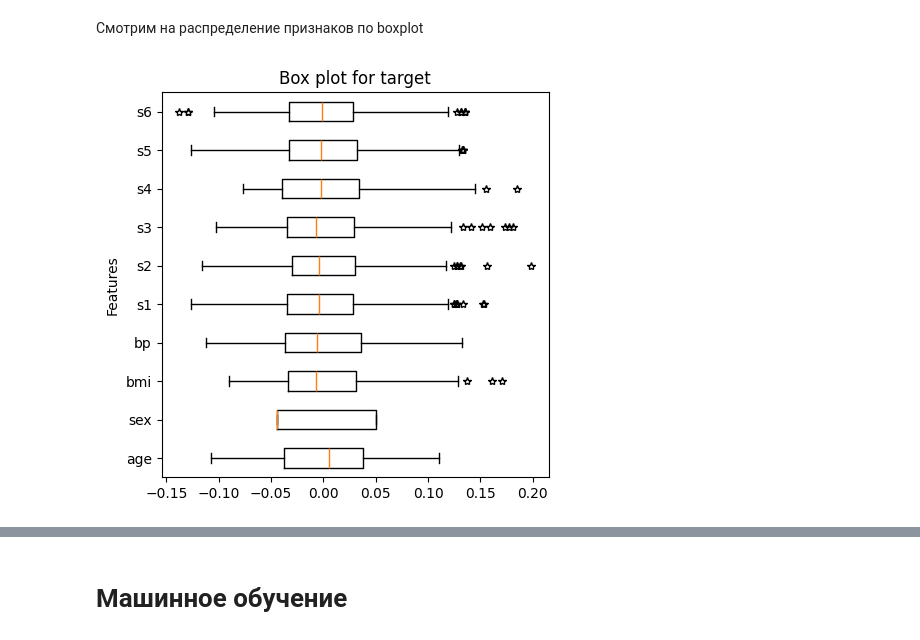
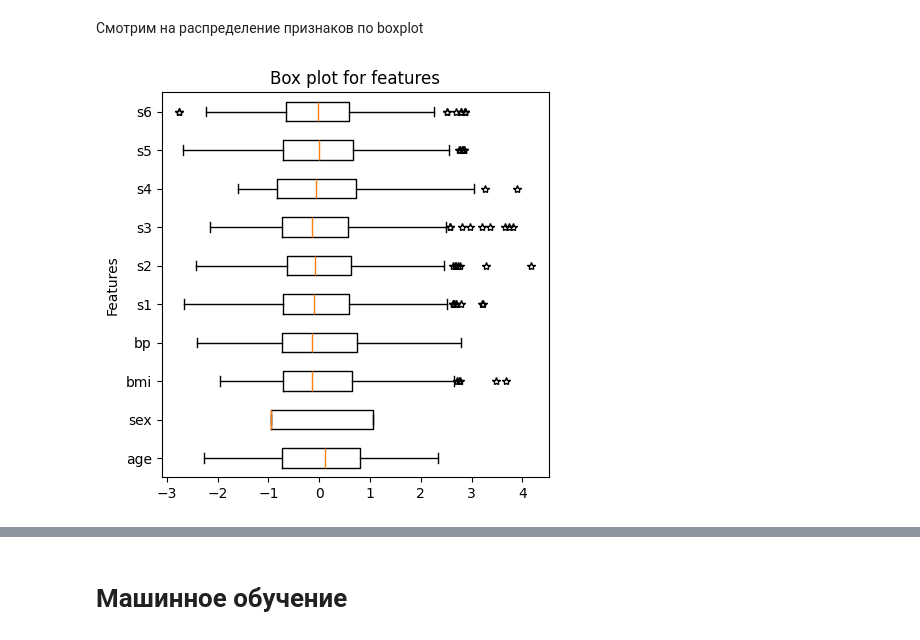
Before and after one commit to Murcha1990/ML_AI26, a Jupyter notebook: Week1_Intro_EDA/EDA_LinReg_Base.ipynb, the cells around one changed output, grey strips where cells are left out. Cells and saved outputs as stored; diff of their text form; code cells hidden in the pictures.

```diff
--- a/Week1_Intro_EDA/EDA_LinReg_Base.ipynb
+++ b/Week1_Intro_EDA/EDA_LinReg_Base.ipynb
@@ -75,0 +124,8 @@ X.describe().round(4)
+# %%
+fig, axes = plt.subplots(2, 5, figsize=(18, 7))
+for ax, col in zip(axes.flat, X.columns):
+    ax.boxplot(X[col].dropna(), sym='*')
+    ax.set_title(col)
+    ax.set_xticks([])
+plt.tight_layout()
+plt.show()
@@ -75,0 +183,5 @@ X.describe().round(4)
+# %%
+for col, (low, high) in plausible.items():
+    X.loc[(X[col] < low) | (X[col] > high), col] = np.nan
+
+X.isna().sum()
@@ -75,0 +220,14 @@ X.describe().round(4)
+# %%
+cols_with_na = X.columns[X.isna().any()]
+
+for col in cols_with_na:
+    skew = X[col].skew()
+    if abs(skew) > 0.5:
+        fill_value, method = X[col].median(), 'медиана'
+    else:
+        fill_value, method = X[col].mean(), 'среднее'
+    n_missing = X[col].isna().sum()
+    X[col] = X[col].fillna(fill_value)
+    print(f'{col:>4}: skew = {skew:5.2f} → {method} = {fill_value:.2f}, заполнено {n_missing}')
+
+print('\nОсталось пропусков:', X.isna().sum().sum())
@@ -75,0 +280,7 @@ X.describe().round(4)
+# %%
+from sklearn.preprocessing import StandardScaler
+
+scaler = StandardScaler()
+X = pd.DataFrame(scaler.fit_transform(X), columns=X.columns)
+
+X.describe().loc[['mean', 'std', 'min', 'max']].round(2)
@@ -130,17 +372,18 @@ sns.heatmap(X.corr(), cmap="Blues", annot=True)
 # %%
 X.drop('target', axis=1, inplace=True)
 
-fig,ax = plt.subplots(figsize=(5,5))
+# После масштабирования все признаки можно рисовать на одном графике
+fig, ax = plt.subplots(figsize=(5, 5))
 ax.boxplot(x=X,
            vert=False,
-           labels=X.columns,
            sym='*'
           )
-plt.title('Box plot for target')
+ax.set_yticks(range(1, X.shape[1] + 1), X.columns)  # подписи признаков (работает в любой версии matplotlib)
+plt.title('Box plot for features')
 plt.ylabel('Features')
-plt.plot();
+plt.show()
 # %% [output]
-[figure, old version]
+[figure, new version]
 # %% [markdown]
 **Выводы:**
 
```
Also changed, not shown: parts of 38 cells of this notebook.
